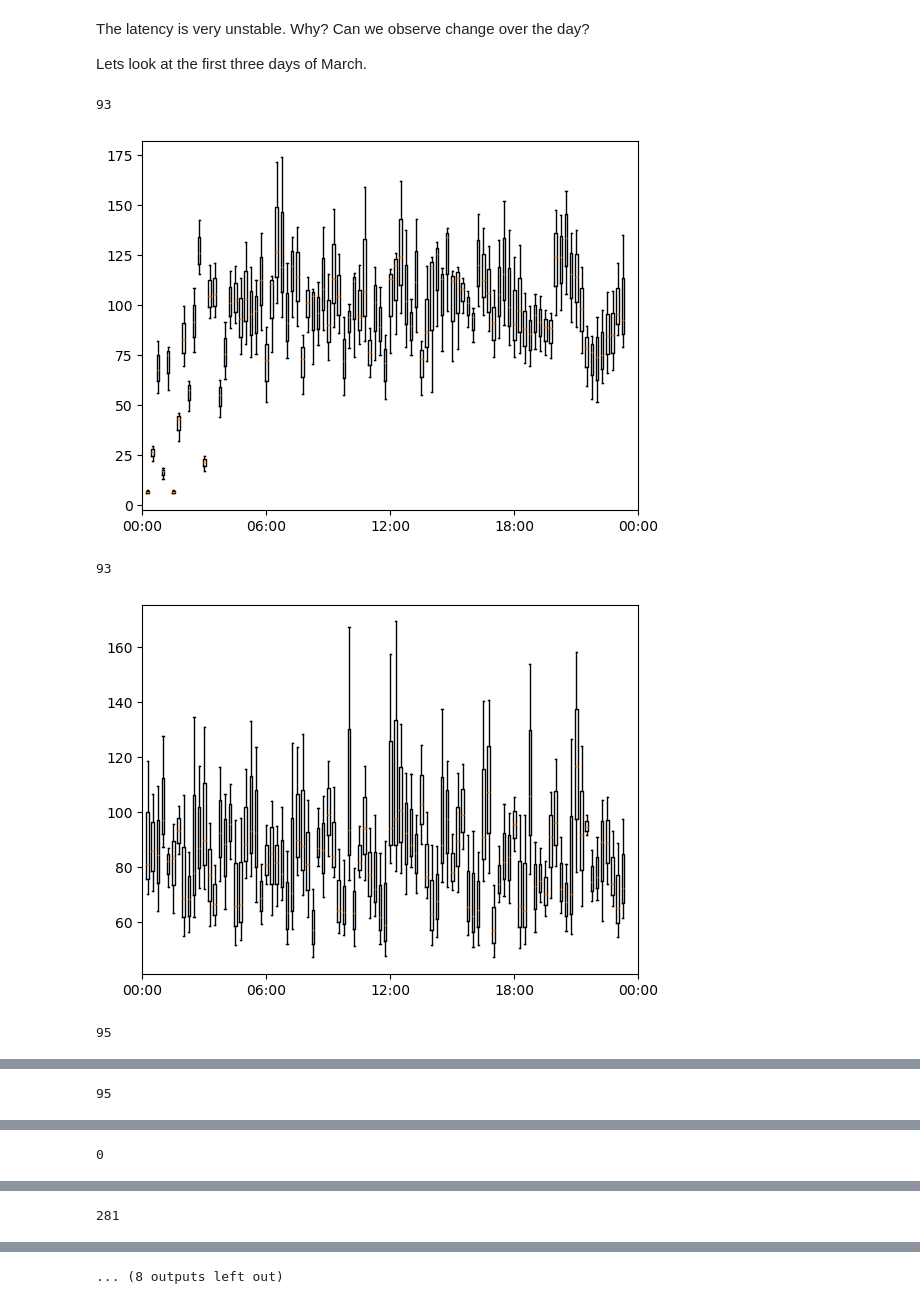
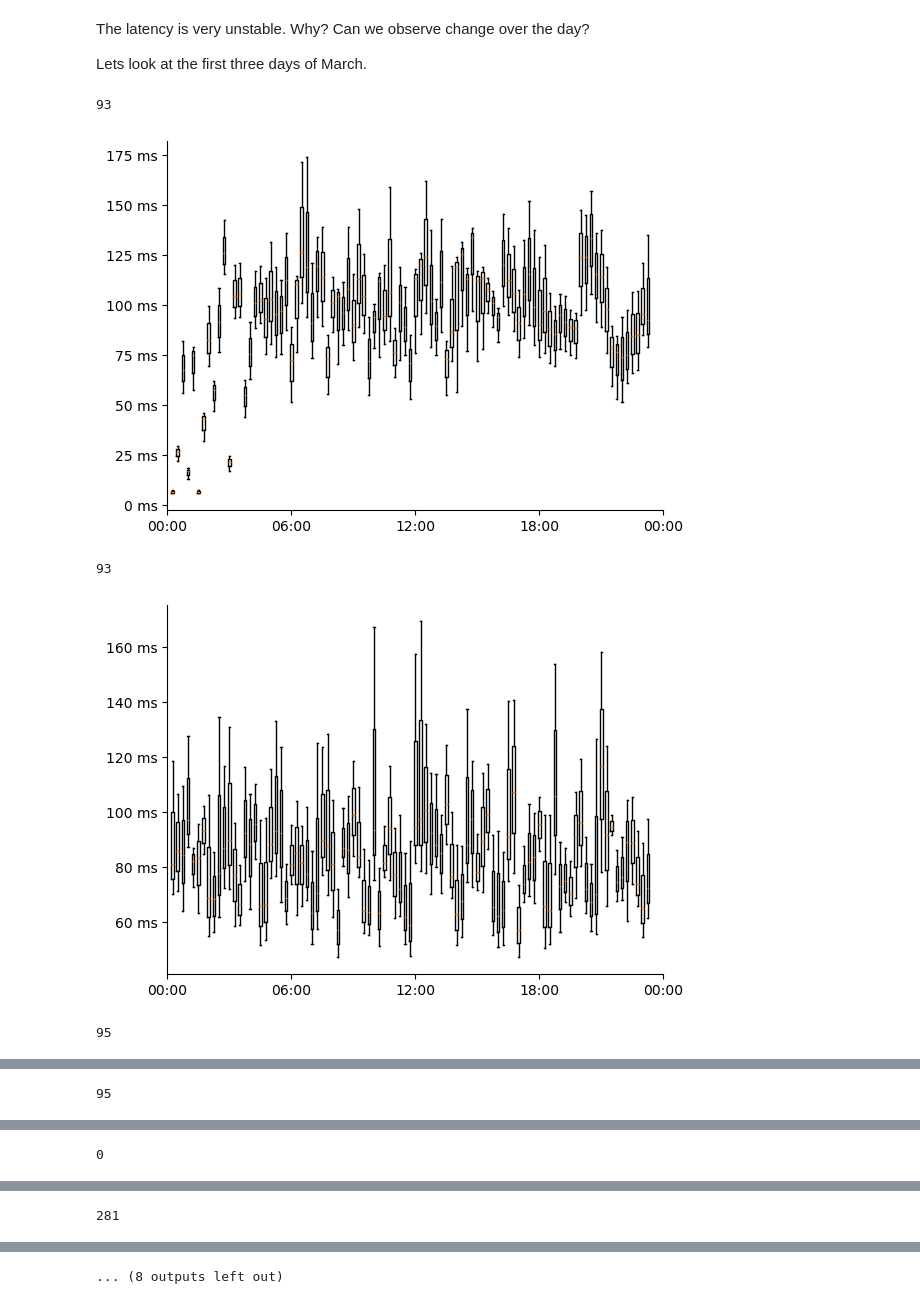
Before and after one commit to diic-starlink/performance-insights-into-starlink, a Jupyter notebook: src/db-controller/notebooks/cloudflare_analysis.ipynb, the cells around one changed output, grey strips where cells are left out. Cells and saved outputs as stored; diff of their text form; code cells hidden in the pictures.

Commit message:
Updated plots

```diff
--- a/src/db-controller/notebooks/cloudflare_analysis.ipynb
+++ b/src/db-controller/notebooks/cloudflare_analysis.ipynb
@@ -106,35 +106,40 @@ def plot_day(start, end, no_days=1):
     for i in range(0, len(timestamps)):
         if timestamps[i] < STOP and timestamps[i] >= START:
             short_latencies.append(latencies[i])
             short_timestamps.append(timestamps[i])
     print(len(short_latencies))
 
     fig, ax = plt.subplots()
     ax.boxplot(short_latencies)
     if (no_days < 4):
         plt.xticks([24 * i for i in range(0, 1 + (no_days) * 4)], ['0' + str(int(((24*i) % 96) / 4)) + ':00' if (((24*i) % 96) / 4) < 10 else str(int(((24*i) % 96) / 4)) + ':00' for i in range(0, 1 + (no_days) * 4)])
     else:
         positions = [48 * i for i in range(0, 1 + (no_days) * 2)]
         labels = ['0' + str(int(((48*i) % 96) / 2)) + ':00' if (((48*i) % 96) / 4) < 10 else str(int(((48*i) % 96) / 4)) + ':00' for i in range(0, 1 + (no_days) * 2)]
         plt.xticks(positions, labels, fontsize=8)
-        for pos in positions: plt.axvline(x=pos, ls='--')
+        #for pos in positions: plt.axvline(x=pos, ls='--')
 
+    ax.spines[['right', 'top']].set_visible(False)
+
+    def fmt(x, pos):
+        return f'{int(x)} ms'
+    ax.yaxis.set_major_formatter(ticker.FuncFormatter(fmt))
     plt.savefig(f'cloudflare/cf_radar_latencies_{start[0:10]}_{end[0:10]}.pdf')
     plt.show()
 
 plot_day('2024-04-01T00:00:00Z', '2024-04-02T00:00:00Z')
 plot_day('2024-04-02T00:00:00Z', '2024-04-03T00:00:00Z')
 plot_day('2024-04-03T00:00:00Z', '2024-04-04T00:00:00Z')
 plot_day('2024-04-04T00:00:00Z', '2024-04-05T00:00:00Z')
 plot_day('2024-04-05T00:00:00Z', '2024-04-04T00:00:00Z')
 plot_day('2024-04-01T00:00:00Z', '2024-04-04T00:00:00Z', no_days=3)
 plot_day('2024-04-01T00:00:00Z', '2024-04-08T00:00:00Z', no_days=7)
 plot_day('2024-04-08T00:00:00Z', '2024-04-15T00:00:00Z', no_days=7)
 plot_day('2024-04-15T00:00:00Z', '2024-04-22T00:00:00Z', no_days=7)
 plot_day('2024-04-22T00:00:00Z', '2024-04-29T00:00:00Z', no_days=7)
 # %% [output]
 93
-[figure, old version]
+[figure, new version]
 93
-[figure, old version]
+[figure, new version]
 95
```
Also changed, not shown: parts of 2 cells of this notebook, 10 other files.
